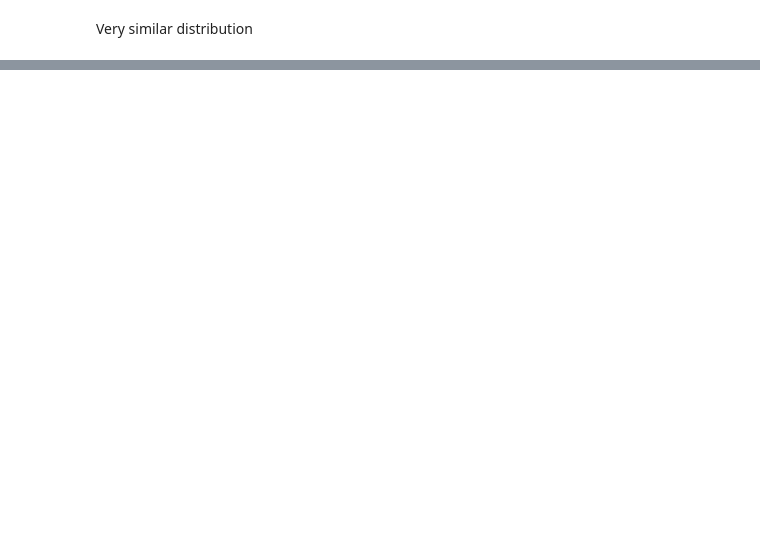
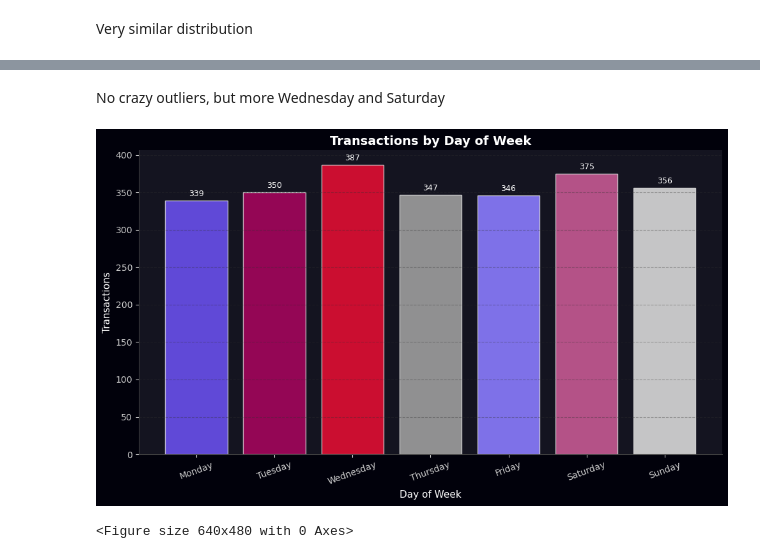
Before and after one commit to benjamint24/ITC-2026, a Jupyter notebook: time_series_analysis.ipynb, the cells around one changed output, grey strips where cells are left out. Saved outputs shown, nothing was run; the diff lists cells and outputs as text; code cells hidden in the pictures; blank space fills up the shorter version.

```diff
--- a/time_series_analysis.ipynb
+++ b/time_series_analysis.ipynb
@@ -160,0 +374,43 @@ Very similar distribution
+# %% [markdown]
+No crazy outliers, but more Wednesday and Saturday
+# %%
+# ─────────────────────────────────────────────
+# 4B — Transactions by day of week
+#    built directly from Transaction Date
+# ─────────────────────────────────────────────
+dow_df = df.copy()
+
+dow_df["Transaction Date"] = pd.to_datetime(dow_df["Transaction Date"])
+dow_df["Day Num"] = dow_df["Transaction Date"].dt.dayofweek
+dow_df["Day Name"] = dow_df["Transaction Date"].dt.day_name()
+
+dow_txn = (
+    dow_df.groupby(["Day Num", "Day Name"])
+          .size()
+          .reset_index(name="Transactions")
+          .sort_values("Day Num")
+)
+
+fig, ax = plt.subplots(figsize=FIGSIZE)
+
+bars = ax.bar(
+    dow_txn["Day Name"],
+    dow_txn["Transactions"],
+    color=[PALETTE[i % len(PALETTE)] for i in range(len(dow_txn))],
+    alpha=BAR_ALPHA,
+    edgecolor=EDGE_COLOR
+)
+
+ax.set_title("Transactions by Day of Week", fontsize=TITLE_SIZE, fontweight="bold")
+ax.set_xlabel("Day of Week", fontsize=LABEL_SIZE)
+ax.set_ylabel("Transactions", fontsize=LABEL_SIZE)
+ax.grid(True, axis="y", alpha=GRID_ALPHA)
+ax.bar_label(bars, padding=3, fontsize=BAR_LABEL_SIZE, color="white")
+plt.xticks(rotation=ROTATION)
+plt.tight_layout()
+plt.show()
+
+plt.savefig("Visuals/ben_dow_transactions.png", dpi=300, bbox_inches="tight")
+# %% [output]
+[figure, added]
+<Figure size 640x480 with 0 Axes>
```
Also changed, not shown: parts of 27 cells of this notebook, 13 other files.
